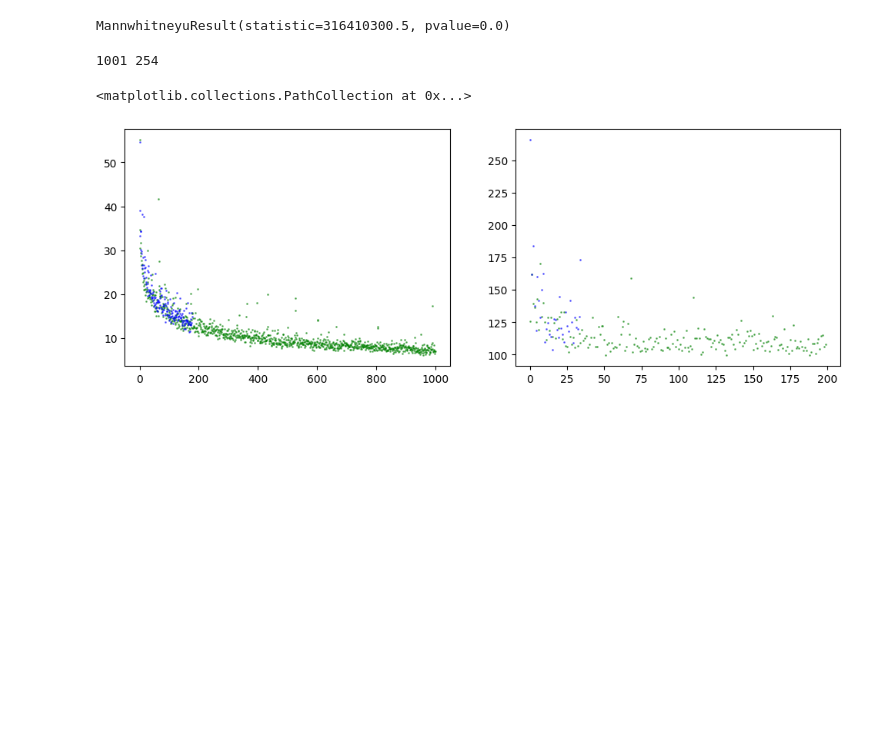
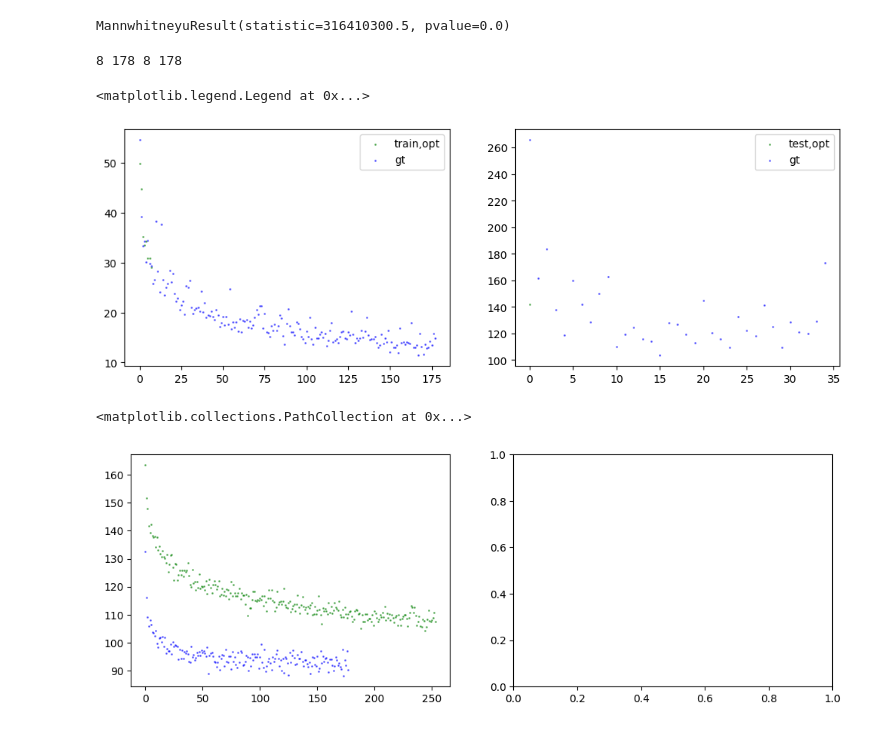
Before and after one commit to Lin-ke/DM-Count, a Jupyter notebook: show.ipynb, the cells around one changed output. Saved outputs shown, nothing was run; the diff lists cells and outputs as text; code cells hidden in the pictures; blank space fills up the shorter version.

```diff
--- a/show.ipynb
+++ b/show.ipynb
@@ -141,9 +141,10 @@ import matplotlib.pyplot as plt
 import re
 train_mse = []
 train_mae = []
+obj = []
 test_mse = []
 test_mae = []
-with open("/home/home/weiyupeng/home/DM-Count-master/ckpts/input-512_wot-0.1_wtv-0.01_reg-10.0_nIter-100_normCood-0/train-0701-234351.log") as f:
+with open("/home/home/weiyupeng/home/DM-Count/ckpts/input-512_wot-0.1_wtv-0.01_reg-10.0_nIter-100_normCood-0/train-0707-085959.log") as f:
     line = f.readline()
     while line:
 
@@ -153,15 +154,18 @@ with open("/home/home/weiyupeng/home/DM-Count-master/ckpts/input-512_wot-0.1_wtv
             mse_mae = re.findall(r' MSE: (.+) MAE: (.+),',line)#
             train_mse.append(float(mse_mae[0][0]))
             train_mae.append(float(mse_mae[0][1]))
+
+            obj.append(float(re.findall(r'OT obj value: (\d+\.\d+),',line)[0]))
         if "Val, MSE" in line:
             mse_mae = re.findall(r' MSE: (.+) MAE: (.+),',line)
             test_mse.append(float(mse_mae[0][0]))
             test_mae.append(float(mse_mae[0][1]))
 train_mse1 = []
 train_mae1 = []
+obj1 = []
 test_mse1 = []
 test_mae1 = []
-with open("/home/home/weiyupeng/home/DM-Count-master/ckpts/input-512_wot-0.1_wtv-0.01_reg-10.0_nIter-100_normCood-0/train-0702-153843.log") as f:
+with open("/home/home/weiyupeng/home/DM-Count-master/ckpts/input-512_wot-0.1_wtv-0.01_reg-10.0_nIter-100_normCood-0/train-0702-153950.log") as f:
     line = f.readline()
     while line:
 
@@ -171,28 +175,40 @@ with open("/home/home/weiyupeng/home/DM-Count-master/ckpts/input-512_wot-0.1_wtv
             mse_mae = re.findall(r' MSE: (.+) MAE: (.+),',line)#
             train_mse1.append(float(mse_mae[0][0]))
             train_mae1.append(float(mse_mae[0][1]))
+            obj1.append(float(re.findall(r'OT obj value: (\d+\.\d+),',line)[0]))
+
         if "Val, MSE" in line:
             mse_mae = re.findall(r' MSE: (.+) MAE: (.+),',line)
             test_mse1.append(float(mse_mae[0][0]))
             test_mae1.append(float(mse_mae[0][1]))
+
 f = np.array
 train_mse = f(train_mae); train_mse = f(train_mae);
 test_mse = f(test_mse); test_mae = f(test_mae);
 train_mse1 = f(train_mae1); train_mse1 = f(train_mae1);
 test_mse1 = f(test_mse1); test_mae1 = f(test_mae1);
-
-print(len(train_mse),len(train_mse1))
+obj = f(obj); obj1 = f(obj1)
+print(len(train_mse),len(train_mse1),len(obj),len(obj1))
 # %% [output]
-1001 254
+8 178 8 178
 # %%
 f, ax=  plt.subplots(1, 2, sharey=False, sharex=False, figsize=(12, 4))
 ax[0].scatter(range(len(train_mae)),train_mae,s=1,c="g",alpha = 0.5)
 ax[0].scatter(range(len(train_mae1)),train_mae1,s=1,c="b",alpha = 0.5)
 ax[1].scatter(range(len(test_mae)),test_mae,s=1,c="g",alpha = 0.5)
 ax[1].scatter(range(len(test_mae1)),test_mae1,s=1,c="b",alpha = 0.5)
+ax[0].legend(["train,opt","gt"])
+ax[1].legend(["test,opt","gt"])
 # %% [output]
-<matplotlib.collections.PathCollection at 0x...>
+<matplotlib.legend.Legend at 0x...>
-[figure, old version]
+[figure, new version]
+# %%
+f, ax=  plt.subplots(1, 2, sharey=False, sharex=False, figsize=(12, 4))
+ax[0].scatter(range(len(obj)),obj,s=1,c="g",alpha = 0.5)
+ax[0].scatter(range(len(obj1)),obj1,s=1,c="b",alpha = 0.5)
+# %% [output]
+<matplotlib.collections.PathCollection at 0x...>
+[figure, added]
 # %%
 import numpy as np
 import matplotlib.pyplot as plt
```
Also changed, not shown: parts of 4 cells of this notebook, 8 other files.
